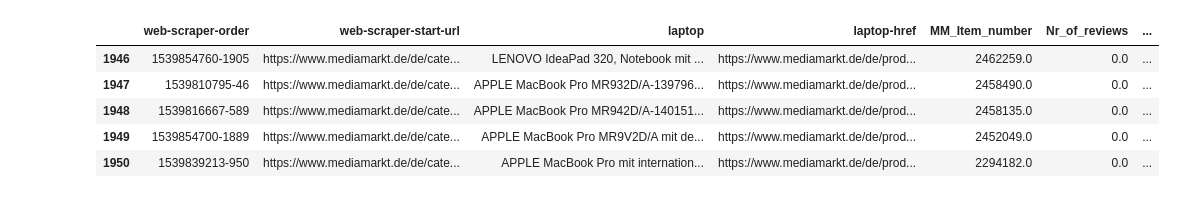
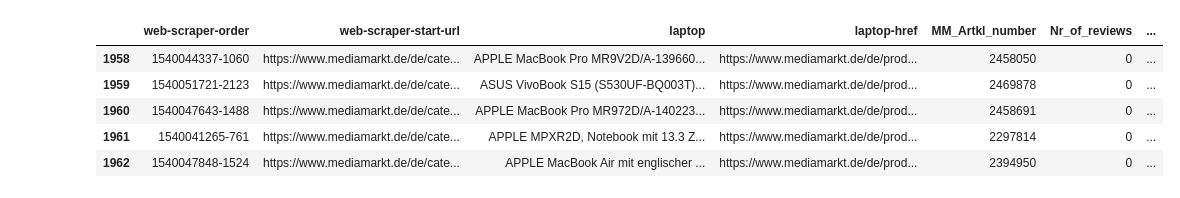
Before and after one commit to megharangaswamy/my_python_code, a Jupyter notebook: media_markt_data_cleaning.ipynb, the cells around one changed output. Drawn from its saved outputs; the diff is of its cells as text; code cells hidden in the pictures.

```diff
--- a/media_markt_data_cleaning.ipynb
+++ b/media_markt_data_cleaning.ipynb
@@ -9,15 +9,15 @@ pd.set_option('display.max_row', 1000)
 pd.set_option('display.max_columns', 50)
 # %%
 #read a csv file
-df= pd.read_csv('F:/web_data_int/project/media_markt/media_markt _1.csv', sep=',')
+df= pd.read_csv('F:/web_data_int/project/media_markt/media_markt_2.csv', sep=',')
 df.tail()
 # %% [output]
-|  | web-scraper-order | web-scraper-start-url | laptop | laptop-href | MM_Item_number | Nr_of_reviews | ... |
-| 1946 | 1539854760-1905 | https://www.mediamarkt.de/de/cate... | LENOVO IdeaPad 320, Notebook mit ... | https://www.mediamarkt.de/de/prod... | 2462259.0 | 0.0 | ... |
-| 1947 | 1539810795-46 | https://www.mediamarkt.de/de/cate... | APPLE MacBook Pro MR932D/A-139796... | https://www.mediamarkt.de/de/prod... | 2458490.0 | 0.0 | ... |
-| 1948 | 1539816667-589 | https://www.mediamarkt.de/de/cate... | APPLE MacBook Pro MR942D/A-140151... | https://www.mediamarkt.de/de/prod... | 2458135.0 | 0.0 | ... |
-| 1949 | 1539854700-1889 | https://www.mediamarkt.de/de/cate... | APPLE MacBook Pro MR9V2D/A mit de... | https://www.mediamarkt.de/de/prod... | 2452049.0 | 0.0 | ... |
-| 1950 | 1539839213-950 | https://www.mediamarkt.de/de/cate... | APPLE MacBook Pro mit internation... | https://www.mediamarkt.de/de/prod... | 2294182.0 | 0.0 | ... |
+|  | web-scraper-order | web-scraper-start-url | laptop | laptop-href | MM_Artkl_number | Nr_of_reviews | ... |
+| 1958 | 1540044337-1060 | https://www.mediamarkt.de/de/cate... | APPLE MacBook Pro MR9V2D/A-139660... | https://www.mediamarkt.de/de/prod... | 2458050 | 0 | ... |
+| 1959 | 1540051721-2123 | https://www.mediamarkt.de/de/cate... | ASUS VivoBook S15 (S530UF-BQ003T)... | https://www.mediamarkt.de/de/prod... | 2469878 | 0 | ... |
+| 1960 | 1540047643-1488 | https://www.mediamarkt.de/de/cate... | APPLE MacBook Pro MR972D/A-140223... | https://www.mediamarkt.de/de/prod... | 2458691 | 0 | ... |
+| 1961 | 1540041265-761 | https://www.mediamarkt.de/de/cate... | APPLE MPXR2D, Notebook mit 13.3 Z... | https://www.mediamarkt.de/de/prod... | 2297814 | 0 | ... |
+| 1962 | 1540047848-1524 | https://www.mediamarkt.de/de/cate... | APPLE MacBook Air mit englischer ... | https://www.mediamarkt.de/de/prod... | 2394950 | 0 | ... |
 # %%
 #droping unwanted columns
 list(df)
```
Also changed, not shown: parts of 6 cells of this notebook.
